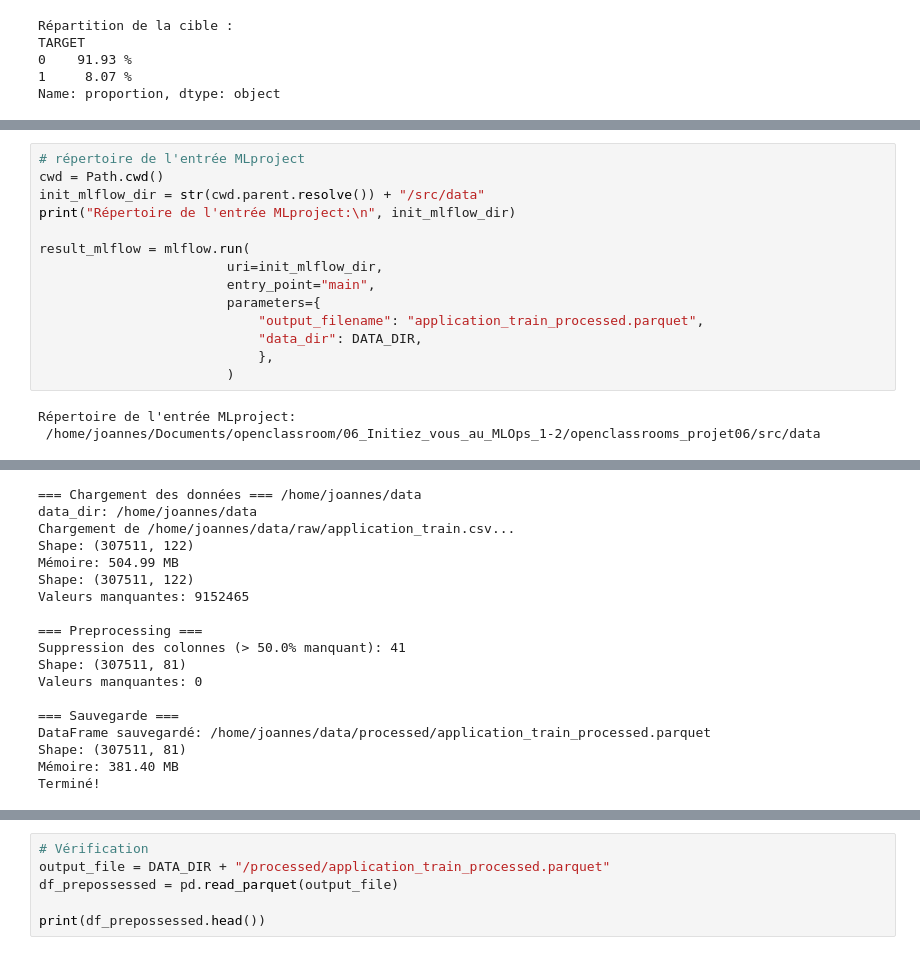
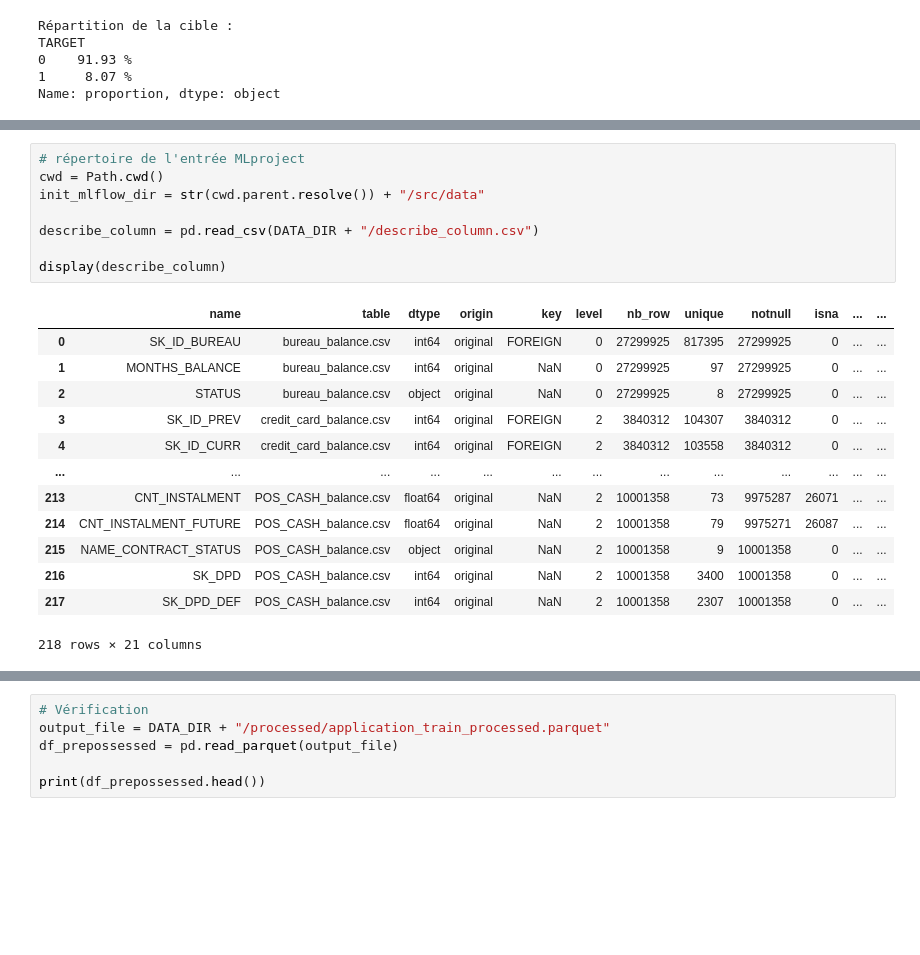
Before and after one commit to joannes59/openclassrooms_projet06, a Jupyter notebook: notebooks/Initiez-vous au MLOps 1-02 exploration.ipynb, the cells around one changed output, grey strips where cells are left out. Saved outputs shown, nothing was run; the diff lists cells and outputs as text; blank space fills up the shorter version.

```diff
--- a/notebooks/Initiez-vous au MLOps 1-02 exploration.ipynb
+++ b/notebooks/Initiez-vous au MLOps 1-02 exploration.ipynb
@@ -453,17 +196,22 @@ Elle sauvegarde le dataframe obtenue dans un fichier (parquet) dans le repertoir
 # %%
 # répertoire de l'entrée MLproject
 cwd = Path.cwd()
 init_mlflow_dir = str(cwd.parent.resolve()) + "/src/data"
-print("Répertoire de l'entrée MLproject:\n", init_mlflow_dir)
 
-result_mlflow = mlflow.run(
-                        uri=init_mlflow_dir,
-                        entry_point="main",
-                        parameters={
-                            "output_filename": "application_train_processed.parquet",
-                            "data_dir": DATA_DIR,
-                            },
-                        )
+describe_column = pd.read_csv(DATA_DIR + "/describe_column.csv")
+
+display(describe_column)
 # %% [output]
+|  | name | table | dtype | origin | key | level | nb_row | unique | notnull | isna | ... | ... |
+| 0 | SK_ID_BUREAU | bureau_balance.csv | int64 | original | FOREIGN | 0 | 27299925 | 817395 | 27299925 | 0 | ... | ... |
+| 1 | MONTHS_BALANCE | bureau_balance.csv | int64 | original | NaN | 0 | 27299925 | 97 | 27299925 | 0 | ... | ... |
+| 2 | STATUS | bureau_balance.csv | object | original | NaN | 0 | 27299925 | 8 | 27299925 | 0 | ... | ... |
+| 3 | SK_ID_PREV | credit_card_balance.csv | int64 | original | FOREIGN | 2 | 3840312 | 104307 | 3840312 | 0 | ... | ... |
+| 4 | SK_ID_CURR | credit_card_balance.csv | int64 | original | FOREIGN | 2 | 3840312 | 103558 | 3840312 | 0 | ... | ... |
+| ... | ... | ... | ... | ... | ... | ... | ... | ... | ... | ... | ... | ... |
+| 213 | CNT_INSTALMENT | POS_CASH_balance.csv | float64 | original | NaN | 2 | 10001358 | 73 | 9975287 | 26071 | ... | ... |
+| 214 | CNT_INSTALMENT_FUTURE | POS_CASH_balance.csv | float64 | original | NaN | 2 | 10001358 | 79 | 9975271 | 26087 | ... | ... |
+| 215 | NAME_CONTRACT_STATUS | POS_CASH_balance.csv | object | original | NaN | 2 | 10001358 | 9 | 10001358 | 0 | ... | ... |
+| 216 | SK_DPD | POS_CASH_balance.csv | int64 | original | NaN | 2 | 10001358 | 3400 | 10001358 | 0 | ... | ... |
+| 217 | SK_DPD_DEF | POS_CASH_balance.csv | int64 | original | NaN | 2 | 10001358 | 2307 | 10001358 | 0 | ... | ... |
-Répertoire de l'entrée MLproject:
- /home/joannes/Documents/openclassroom/06_Initiez_vous_au_MLOps_1-2/openclassrooms_projet06/src/data
+218 rows × 21 columns
@@ -475,18 +217,0 @@ Répertoire de l'entrée MLproject:
-=== Chargement des données === /home/joannes/data
-data_dir: /home/joannes/data
-Chargement de /home/joannes/data/raw/application_train.csv...
-Shape: (307511, 122)
-Mémoire: 504.99 MB
-Shape: (307511, 122)
-Valeurs manquantes: 9152465
-
-=== Preprocessing ===
-Suppression des colonnes (> 50.0% manquant): 41
-Shape: (307511, 81)
-Valeurs manquantes: 0
-
-=== Sauvegarde ===
-DataFrame sauvegardé: /home/joannes/data/processed/application_train_processed.parquet
-Shape: (307511, 81)
-Mémoire: 381.40 MB
-Terminé!
```
Also changed, not shown: parts of 10 cells of this notebook, 2 other files.
